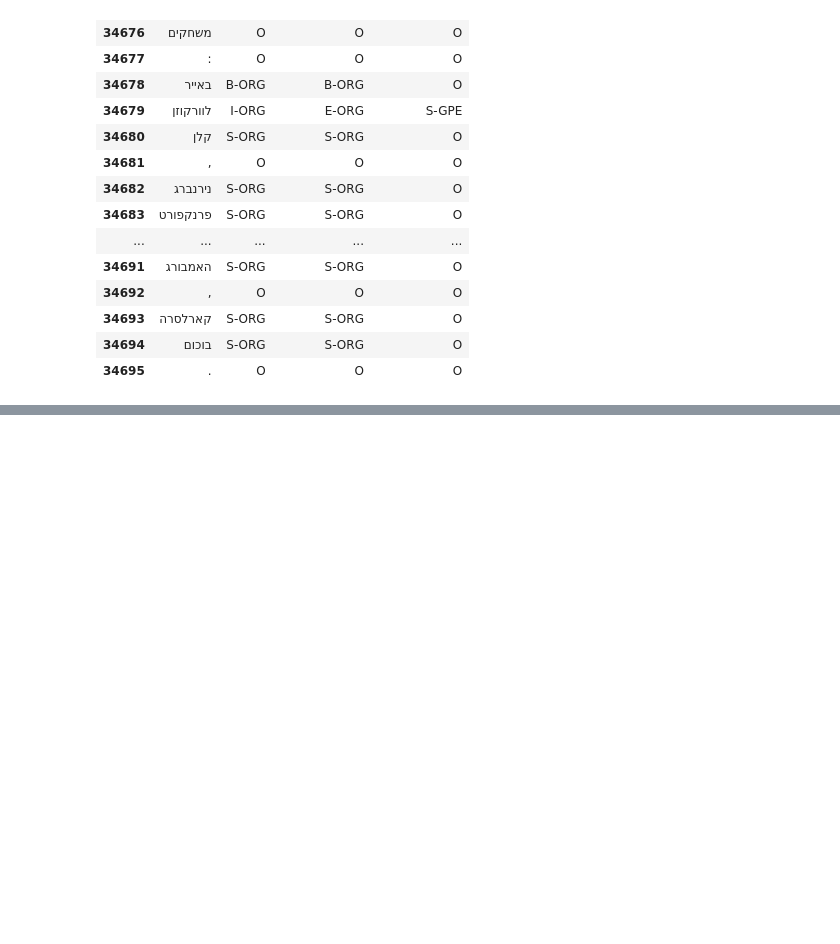
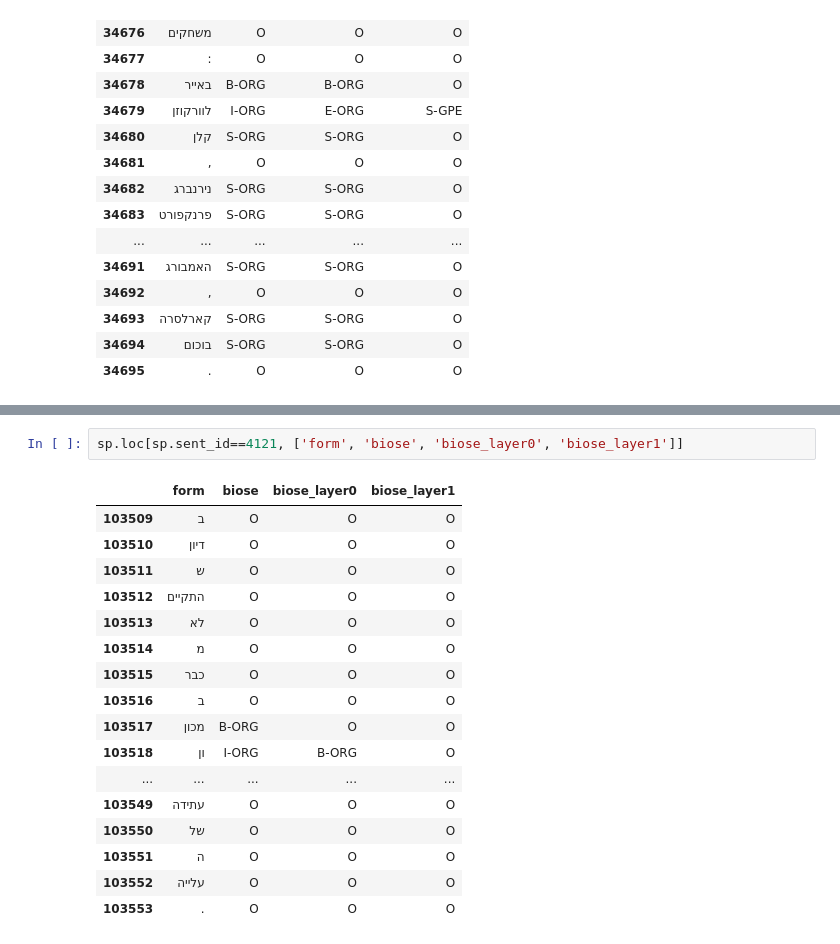
Before and after one commit to cjer/NER, a Jupyter notebook: 23_ner_layers_transforms.ipynb, the cells around one changed output, grey strips where cells are left out. Drawn from its saved outputs; the diff is of its cells as text; blank space fills up the shorter version.

```diff
--- a/23_ner_layers_transforms.ipynb
+++ b/23_ner_layers_transforms.ipynb
@@ -116,0 +138,20 @@ sp.to_csv('align/spdf_fi')
+# %%
+sp.loc[sp.sent_id==4121, ['form', 'biose', 'biose_layer0', 'biose_layer1']]
+# %% [output]
+|  | form | biose | biose_layer0 | biose_layer1 |
+| 103509 | ב | O | O | O |
+| 103510 | דיון | O | O | O |
+| 103511 | ש | O | O | O |
+| 103512 | התקיים | O | O | O |
+| 103513 | לא | O | O | O |
+| 103514 | מ | O | O | O |
+| 103515 | כבר | O | O | O |
+| 103516 | ב | O | O | O |
+| 103517 | מכון | B-ORG | O | O |
+| 103518 | ון | I-ORG | B-ORG | O |
+| ... | ... | ... | ... | ... |
+| 103549 | עתידה | O | O | O |
+| 103550 | של | O | O | O |
+| 103551 | ה | O | O | O |
+| 103552 | עלייה | O | O | O |
+| 103553 | . | O | O | O |
```
Also changed, not shown: parts of 4 cells of this notebook, 5 other files.
